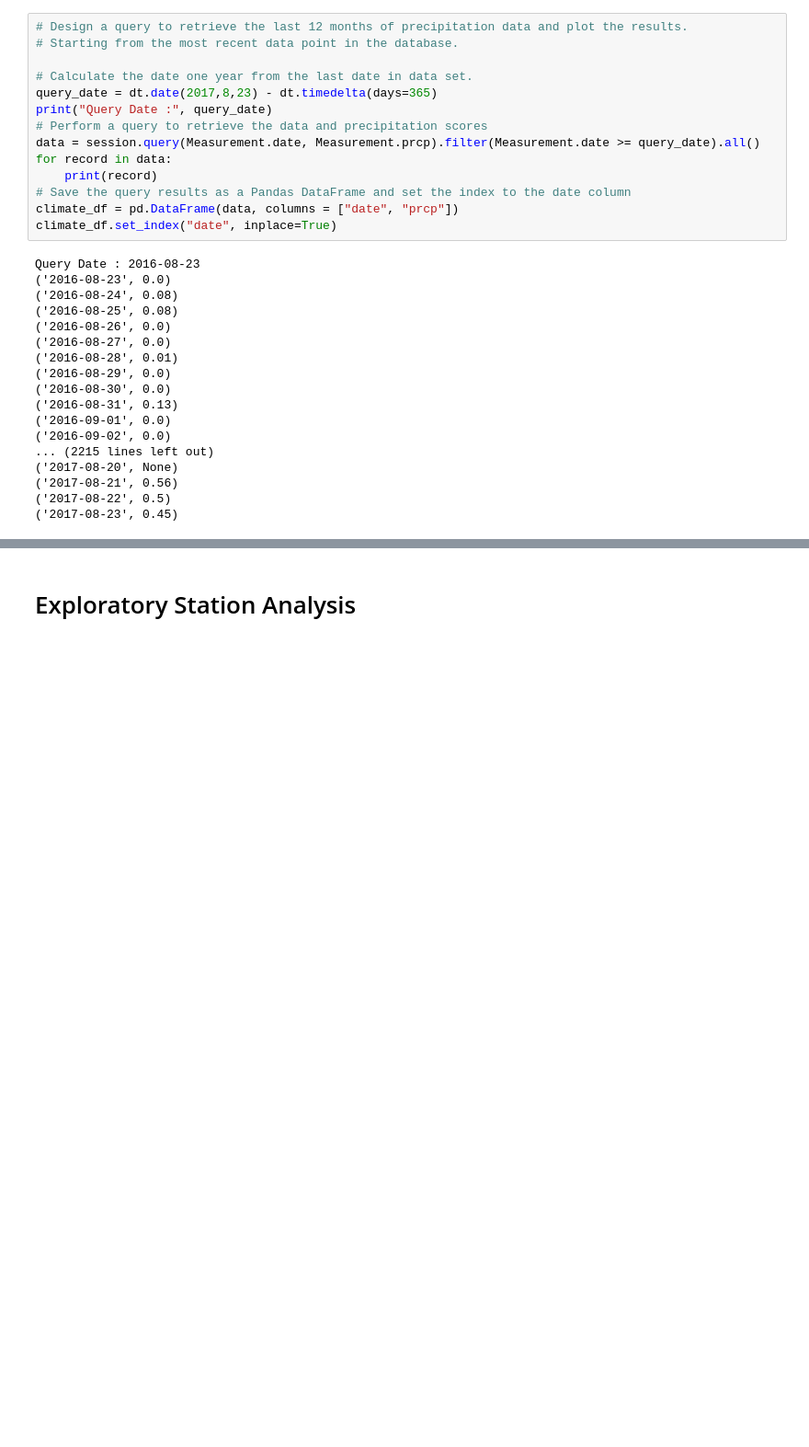
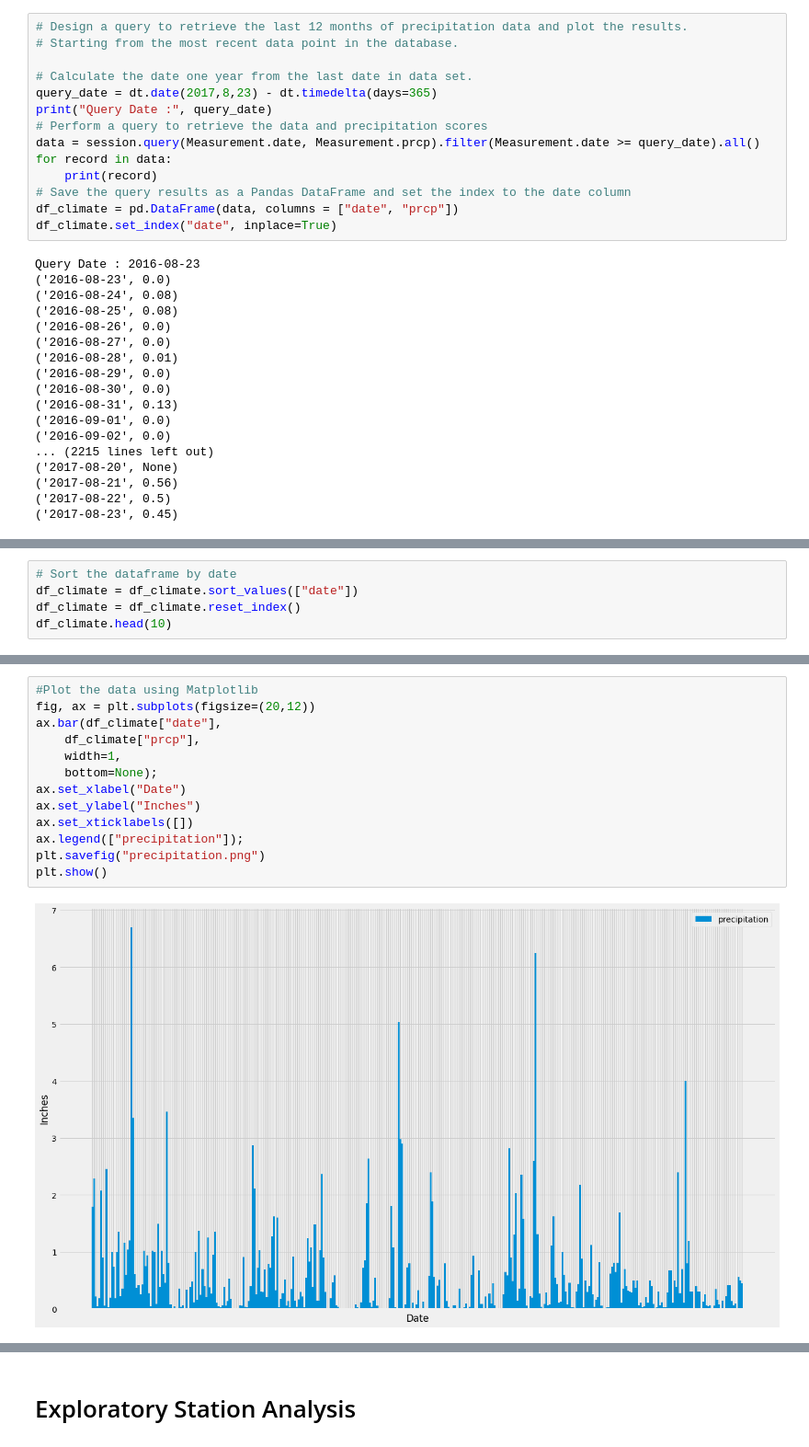
Before and after one commit to kreetigulati/climate-analysis-sqlalchemy, a Jupyter notebook: climate_starter.ipynb, the cells around one changed output, grey strips where cells are left out. Shown at 92% size. Saved outputs shown, nothing was run; the diff lists cells and outputs as text; blank space fills up the shorter version.

```diff
--- a/climate_starter.ipynb
+++ b/climate_starter.ipynb
@@ -61,8 +61,8 @@ data = session.query(Measurement.date, Measurement.prcp).filter(Measurement.date
 for record in data:
     print(record)
 # Save the query results as a Pandas DataFrame and set the index to the date column
-climate_df = pd.DataFrame(data, columns = ["date", "prcp"])
-climate_df.set_index("date", inplace=True)
+df_climate = pd.DataFrame(data, columns = ["date", "prcp"])
+df_climate.set_index("date", inplace=True)
 # %% [output]
 Query Date : 2016-08-23
 ('2016-08-23', 0.0)
@@ -97,0 +84,5 @@ plt.show()
+# %%
+# Sort the dataframe by date
+df_climate = df_climate.sort_values(["date"])
+df_climate = df_climate.reset_index()
+df_climate.head(10)
@@ -98,2 +101,17 @@ plt.show()
+# %%
+#Plot the data using Matplotlib
+fig, ax = plt.subplots(figsize=(20,12))
+ax.bar(df_climate["date"],
+    df_climate["prcp"],
+    width=1,
+    bottom=None);
+ax.set_xlabel("Date")
+ax.set_ylabel("Inches")
+ax.set_xticklabels([])
+ax.legend(["precipitation"]);
+plt.savefig("precipitation.png")
+plt.show()
+# %% [output]
+[figure, added]
 # %%
 # Use Pandas to calcualte the summary statistics for the precipitation data
```
Also changed, not shown: parts of 5 cells of this notebook, 2 other files.
